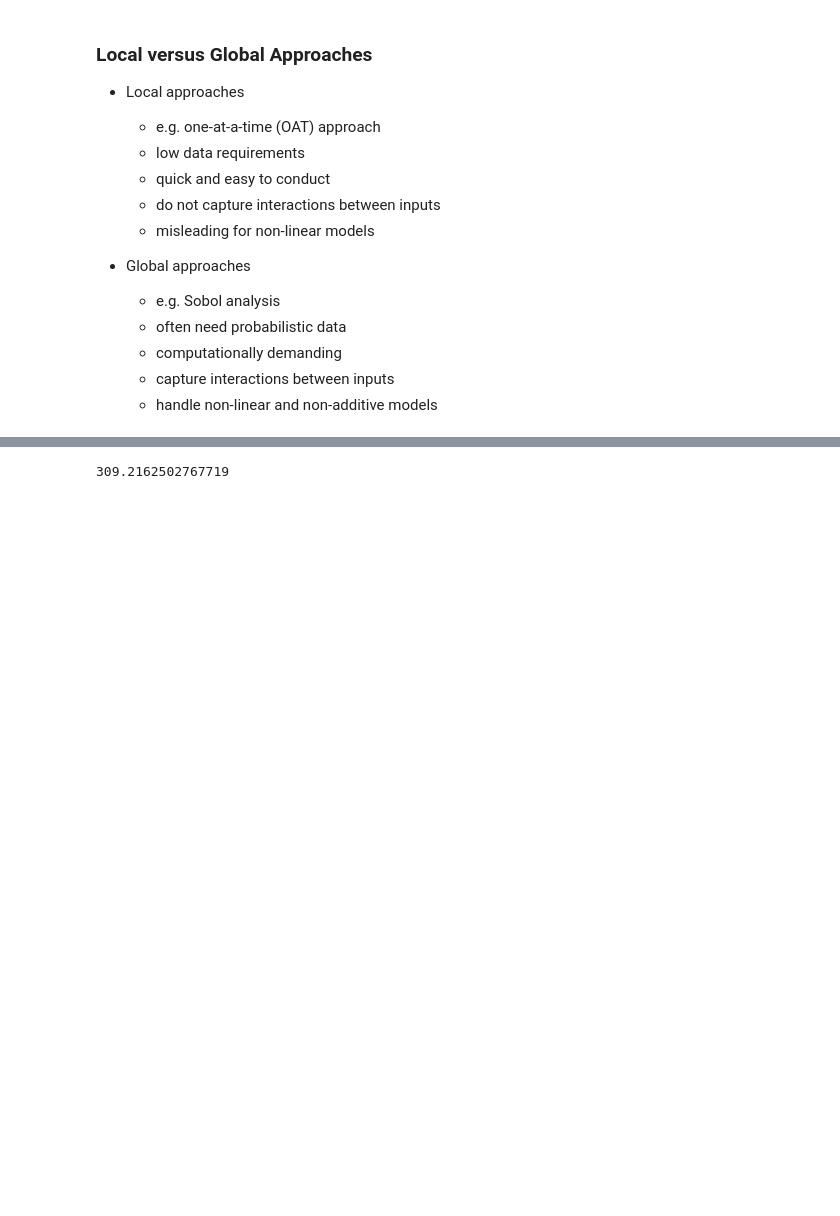
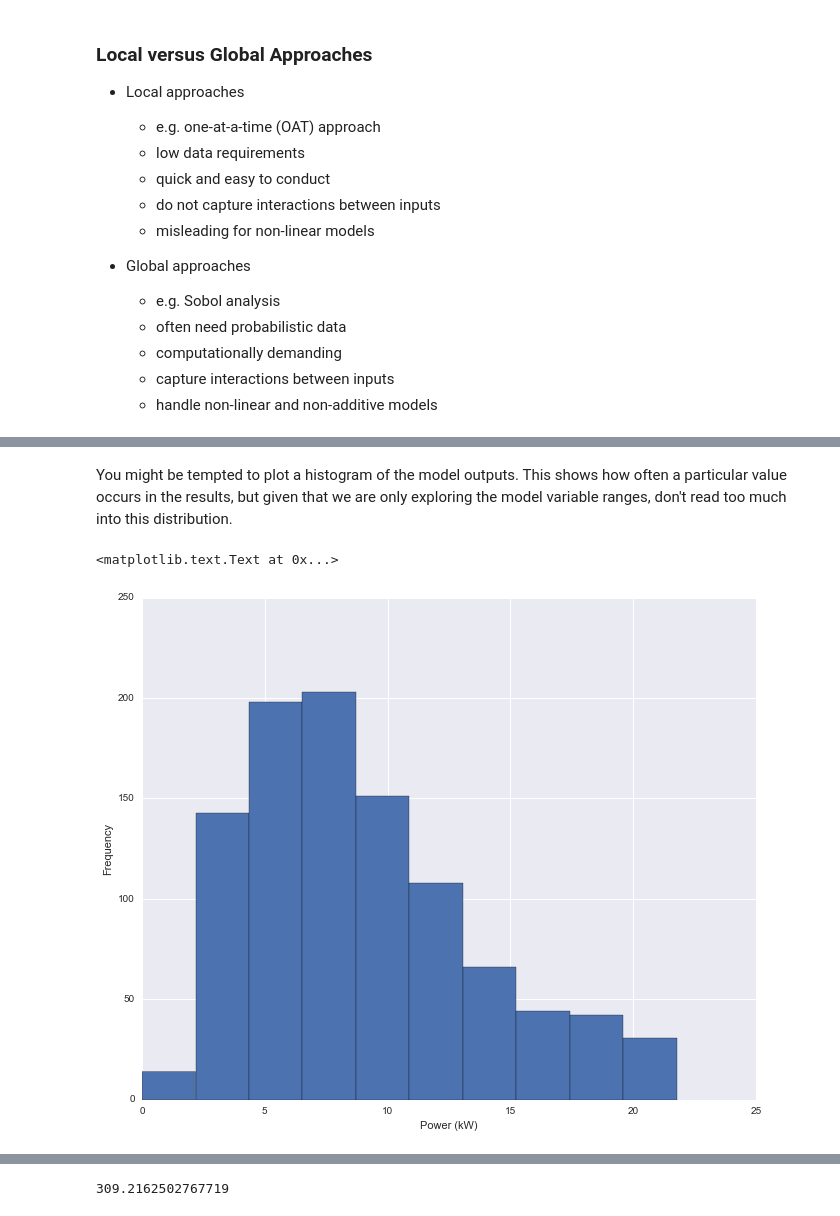
Before and after one commit to SALib/SATut, a Jupyter notebook: Using SA to Interrogate Models/Using Sensitivity Analysis.ipynb, the cells around one changed output, grey strips where cells are left out. Drawn from its saved outputs; the diff is of its cells as text; code cells hidden in the pictures; blank space fills up the shorter version.

```diff
--- a/Using SA to Interrogate Models/Using Sensitivity Analysis.ipynb
+++ b/Using SA to Interrogate Models/Using Sensitivity Analysis.ipynb
@@ -258,0 +145,35 @@ p = mp.horizontal_bar_plot(ax2, Si)
+# %%
+def max_vehicle_power(connector_power,
+                      stored_energy,
+                      distance_driven,
+                      range_buffer,
+                      dispatch_time,
+                      driving_efficiency=4.025,
+                      inverter_efficiency=0.93
+                      ):
+    '''
+    Compute the maximum electrical power output of a vehicle battery when
+    connected to the electricity grid
+
+    Arguments:
+        connector_power - the power capacity of the connection to the grid
+        stored_energy - energy available as DC kWh to the inverter
+        distance_driven - distance driven (km) since energy storage full
+        range_buffer - minimum range required by the driver (km)
+        driving_efficiency - 4.025 (km/kWh)
+        inverter_efficiency - electrical conversion efficiency of DC to AC
+                              inverter (93%)
+        dispatch_time - time over which the vehicle's stored energy
+                        is dispatched (hours)
+
+    Returns:
+        the maximum power in kW of a vehicle connected to the grid
+    '''
+
+
+    max_vehicle_power = ((stored_energy - \
+                         ((distance_driven + range_buffer) \
+                         / driving_efficiency)) * inverter_efficiency) \
+                         / dispatch_time
+
+    return np.maximum(0, np.minimum(connector_power, max_vehicle_power))
@@ -258,0 +268,9 @@ p = mp.horizontal_bar_plot(ax2, Si)
+# %% [markdown]
+You might be tempted to plot a histogram of the model outputs.  This shows how often a particular value occurs in the results, but given that we are only exploring the model variable ranges, don't read too much into this distribution.
+# %%
+plt.hist(y)
+plt.xlabel("Power (kW)")
+plt.ylabel("Frequency")
+# %% [output]
+<matplotlib.text.Text at 0x...>
+[figure, added]
```
Also changed, not shown: parts of 45 cells of this notebook.
